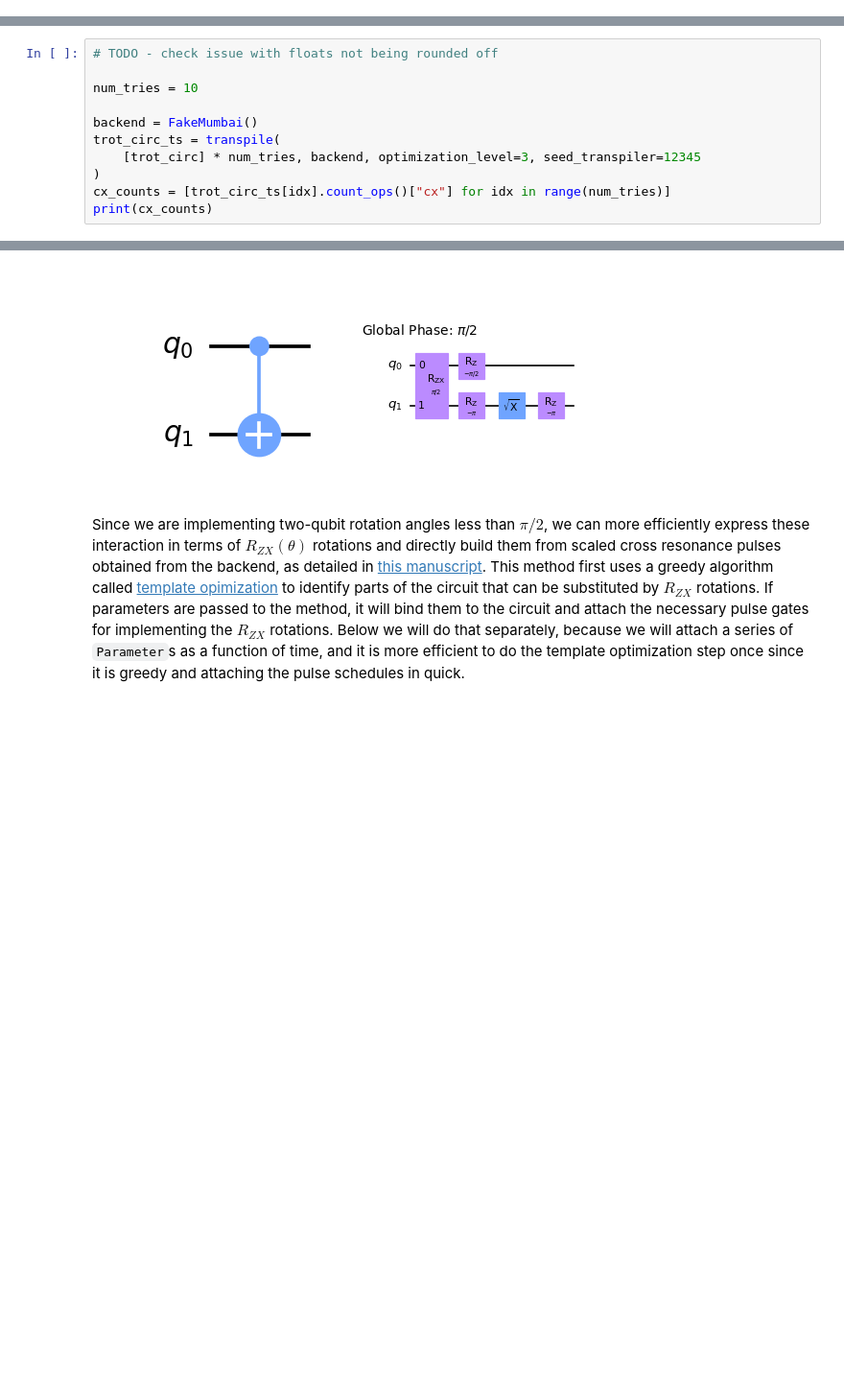
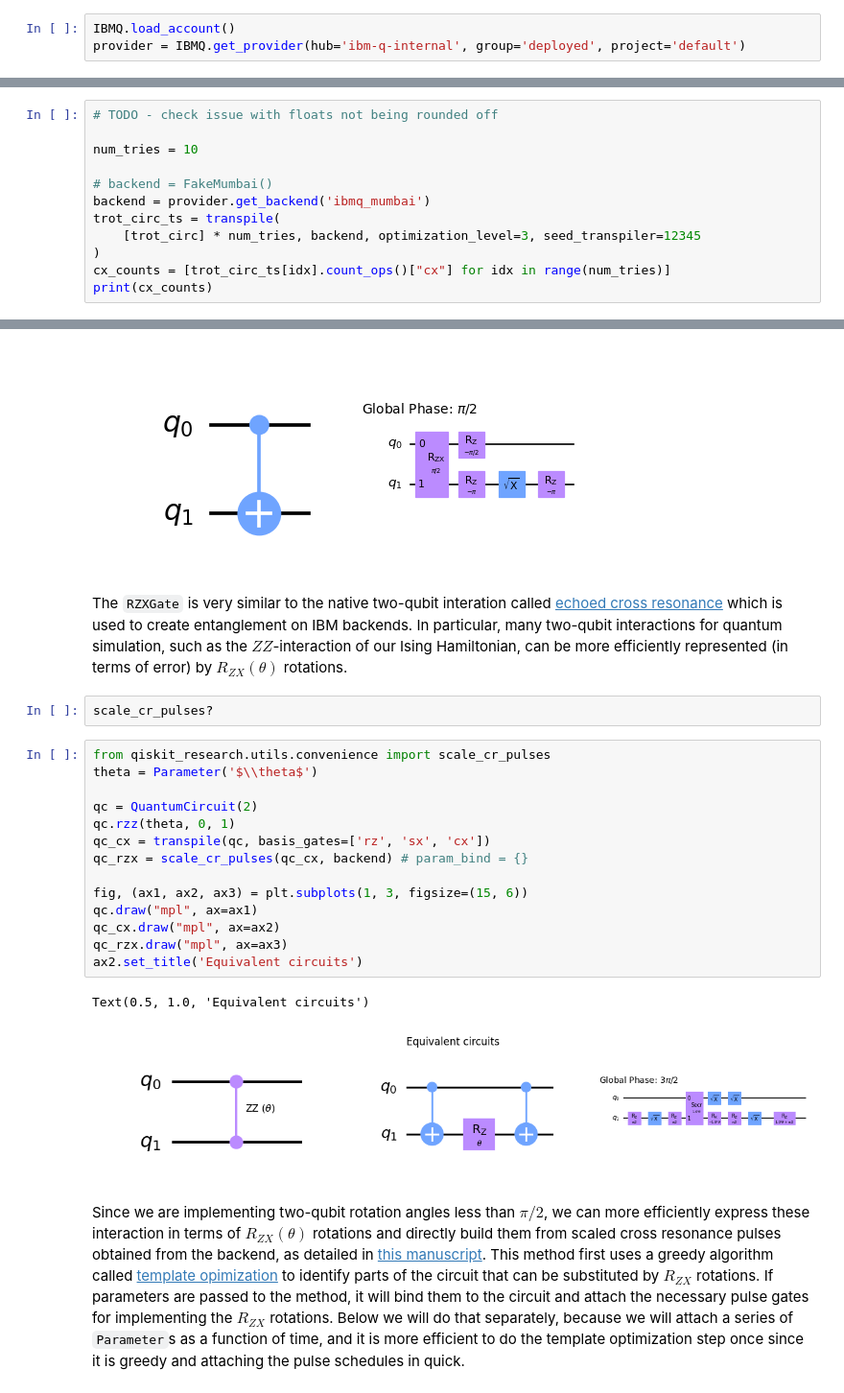
Before and after one commit to qiskit-community/qiskit-research, a Jupyter notebook: docs/getting_started.ipynb, the cells around one changed output, grey strips where cells are left out. Shown at 96% size. Drawn from its saved outputs; the diff is of its cells as text; blank space fills up the shorter version.

```diff
--- a/docs/getting_started.ipynb
+++ b/docs/getting_started.ipynb
@@ -16,3 +12,6 @@ import numpy as np
 import matplotlib.pyplot as plt
 
 plt.style.use("default")
+# %%
+IBMQ.load_account()
+provider = IBMQ.get_provider(hub='ibm-q-internal', group='deployed', project='default')
@@ -74,7 +93,8 @@ This operation serves only to minimize the number of SWAPs in the transpiled cir
 
 num_tries = 10
 
-backend = FakeMumbai()
+# backend = FakeMumbai()
+backend = provider.get_backend('ibmq_mumbai')
 trot_circ_ts = transpile(
     [trot_circ] * num_tries, backend, optimization_level=3, seed_transpiler=12345
 )
@@ -114,6 +134,27 @@ qc.draw("mpl", ax=ax1)
 qc_rzx.draw("mpl", ax=ax2)
 # %% [output]
 [figure]
+# %% [markdown]
+The `RZXGate` is very similar to the native two-qubit interation called [echoed cross resonance](https://arxiv.org/abs/1603.04821) which is used to create entanglement on IBM backends. In particular, many two-qubit interactions for quantum simulation, such as the $ZZ$-interaction of our Ising Hamiltonian, can be more efficiently represented (in terms of error) by $R_{ZX}(\theta)$ rotations.
+# %%
+scale_cr_pulses?
+# %%
+from qiskit_research.utils.convenience import scale_cr_pulses
+theta = Parameter('$\\theta$')
+
+qc = QuantumCircuit(2)
+qc.rzz(theta, 0, 1)
+qc_cx = transpile(qc, basis_gates=['rz', 'sx', 'cx'])
+qc_rzx = scale_cr_pulses(qc_cx, backend) # param_bind = {}
+
+fig, (ax1, ax2, ax3) = plt.subplots(1, 3, figsize=(15, 6))
+qc.draw("mpl", ax=ax1)
+qc_cx.draw("mpl", ax=ax2)
+qc_rzx.draw("mpl", ax=ax3)
+ax2.set_title('Equivalent circuits')
+# %% [output]
+Text(0.5, 1.0, 'Equivalent circuits')
+[figure, added]
 # %% [markdown]
 Since we are implementing two-qubit rotation angles less than $\pi/2$, we can more efficiently express these interaction in terms of $R_{ZX}(\theta)$ rotations and directly build them from scaled cross resonance pulses obtained from the backend, as detailed in [this manuscript](http://arxiv.org/abs/2012.11660). This method first uses a greedy algorithm called [template opimization](http://arxiv.org/abs/1909.05270) to identify parts of the circuit that can be substituted by $R_{ZX}$ rotations. If parameters are passed to the method, it will bind them to the circuit and attach the necessary pulse gates for implementing the $R_{ZX}$ rotations. Below we will do that separately, because we will attach a series of `Parameter`s as a function of time, and it is more efficient to do the template optimization step once since it is greedy and attaching the pulse schedules in quick.
 # %%
```
Also changed, not shown: parts of 10 cells of this notebook.
